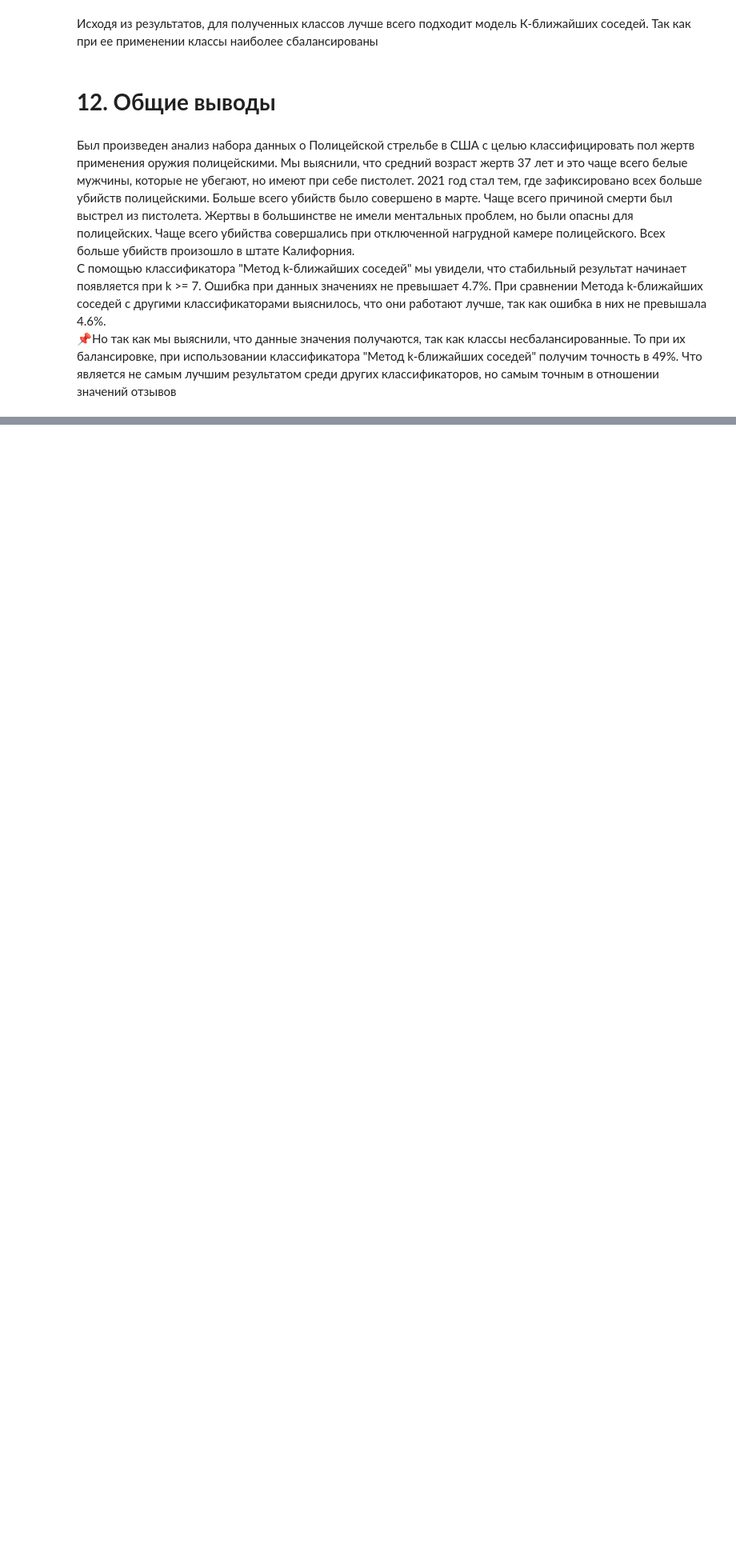
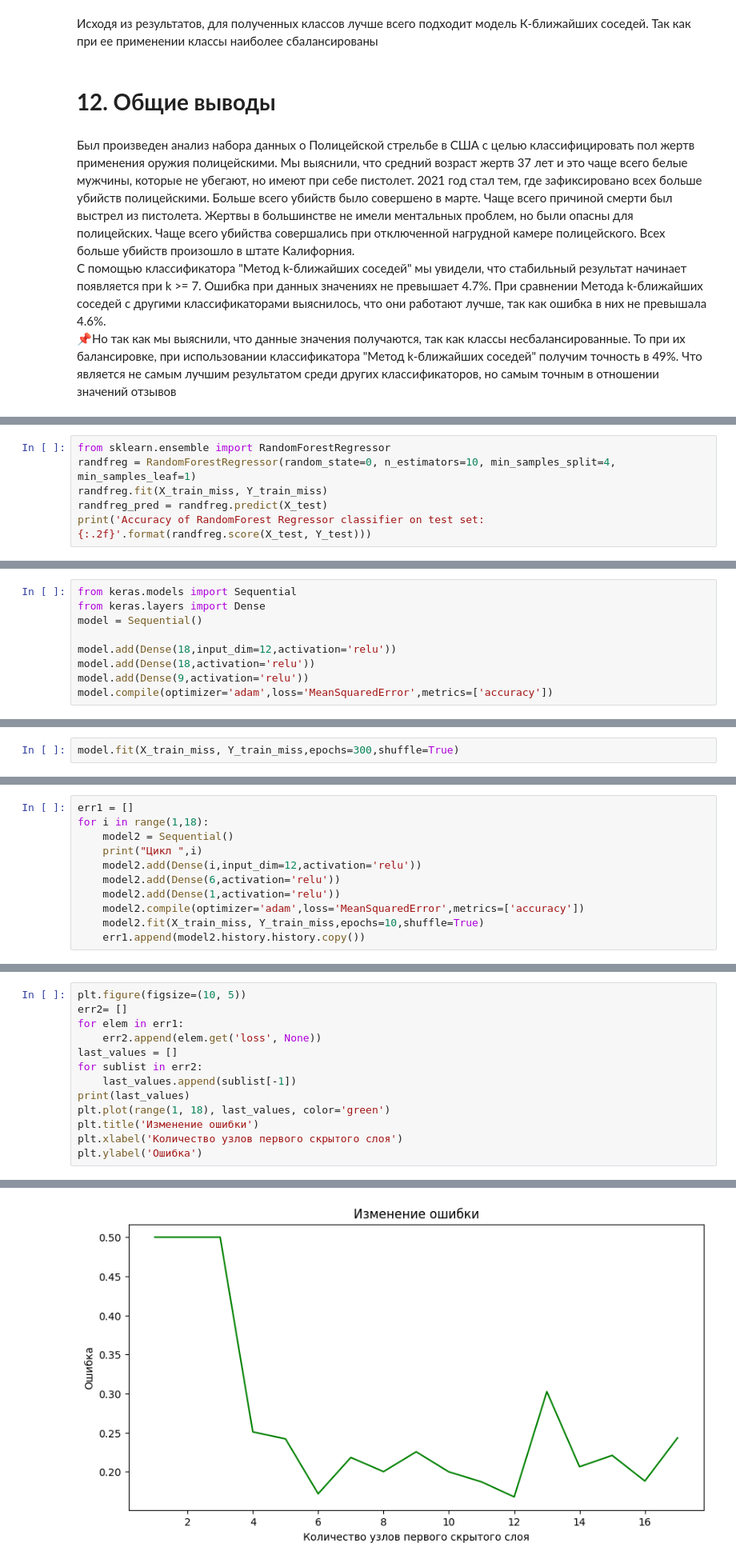
Before and after one commit to AiLoveX/M_learning2023, a Jupyter notebook: 👮‍♂️US_Police_Shootings_from_2015_Sep_2022.ipynb, the cells around one changed output, grey strips where cells are left out. Shown at 80% size. Saved outputs shown, nothing was run; the diff lists cells and outputs as text; blank space fills up the shorter version.

```diff
--- a/👮‍♂️US_Police_Shootings_from_2015_Sep_2022.ipynb
+++ b/👮‍♂️US_Police_Shootings_from_2015_Sep_2022.ipynb
@@ -1035,0 +1110,6 @@ weighted avg       0.91      0.40      0.53      2063
+# %%
+from sklearn.ensemble import RandomForestRegressor
+randfreg = RandomForestRegressor(random_state=0, n_estimators=10, min_samples_split=4, min_samples_leaf=1)
+randfreg.fit(X_train_miss, Y_train_miss)
+randfreg_pred = randfreg.predict(X_test)
+print('Accuracy of RandomForest Regressor classifier on test set: {:.2f}'.format(randfreg.score(X_test, Y_test)))
@@ -1035,0 +1120,9 @@ weighted avg       0.91      0.40      0.53      2063
+# %%
+from keras.models import Sequential
+from keras.layers import Dense
+model = Sequential()
+
+model.add(Dense(18,input_dim=12,activation='relu'))
+model.add(Dense(18,activation='relu'))
+model.add(Dense(9,activation='relu'))
+model.compile(optimizer='adam',loss='MeanSquaredError',metrics=['accuracy'])
@@ -1035,0 +1147,2 @@ weighted avg       0.91      0.40      0.53      2063
+# %%
+model.fit(X_train_miss, Y_train_miss,epochs=300,shuffle=True)
@@ -1035,0 +1172,11 @@ weighted avg       0.91      0.40      0.53      2063
+# %%
+err1 = []
+for i in range(1,18):
+    model2 = Sequential()
+    print("Цикл ",i)
+    model2.add(Dense(i,input_dim=12,activation='relu'))
+    model2.add(Dense(6,activation='relu'))
+    model2.add(Dense(1,activation='relu'))
+    model2.compile(optimizer='adam',loss='MeanSquaredError',metrics=['accuracy'])
+    model2.fit(X_train_miss, Y_train_miss,epochs=10,shuffle=True)
+    err1.append(model2.history.history.copy())
@@ -1035,0 +1201,14 @@ weighted avg       0.91      0.40      0.53      2063
+# %%
+plt.figure(figsize=(10, 5))
+err2= []
+for elem in err1:
+    err2.append(elem.get('loss', None))
+last_values = []
+for sublist in err2:
+    last_values.append(sublist[-1])
+print(last_values)
+plt.plot(range(1, 18), last_values, color='green')
+plt.title('Изменение ошибки')
+plt.xlabel('Количество узлов первого скрытого слоя')
+plt.ylabel('Ошибка')
+# %% [output]
@@ -1035,0 +1217 @@ weighted avg       0.91      0.40      0.53      2063
+[figure, added]
```
Also changed, not shown: parts of 40 cells of this notebook.
